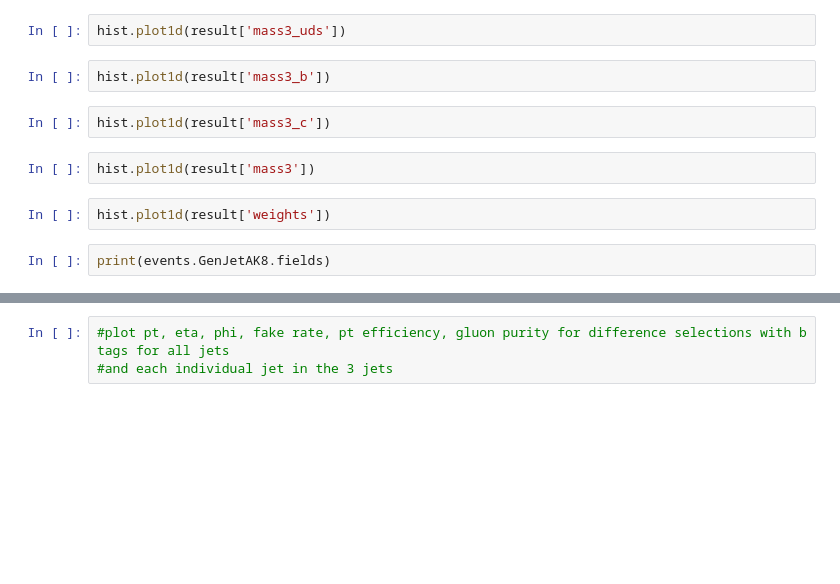
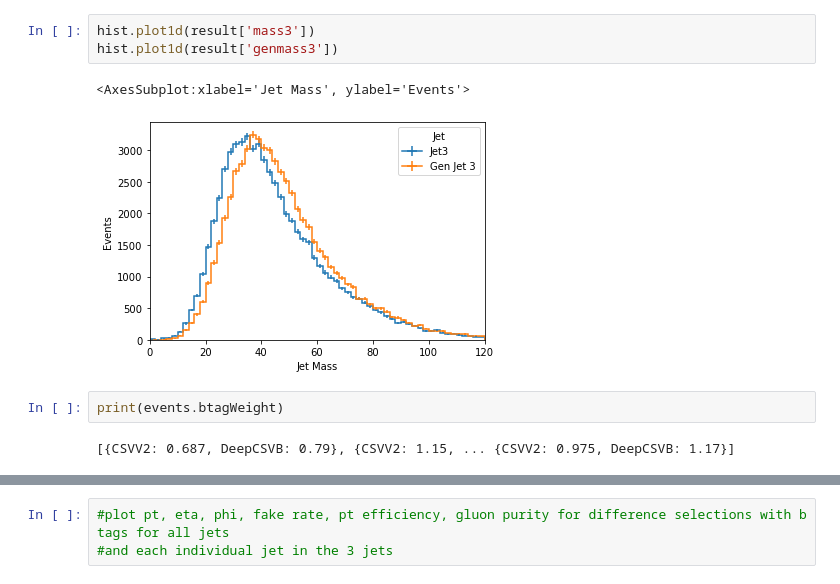
Before and after one commit to laurenhay/GluonJetMass, a Jupyter notebook: TrijetSelection_test.ipynb, the cells around one changed output, grey strips where cells are left out. Drawn from its saved outputs; the diff is of its cells as text; blank space fills up the shorter version.

```diff
--- a/TrijetSelection_test.ipynb
+++ b/TrijetSelection_test.ipynb
@@ -204,12 +264,10 @@ hist.plot1d(result['mass3_g'])
 # %%
-hist.plot1d(result['mass3_uds'])
+hist.plot1d(result['mass3'])
+hist.plot1d(result['genmass3'])
+# %% [output]
+<AxesSubplot:xlabel='Jet Mass', ylabel='Events'>
+[figure, added]
-# %%
-hist.plot1d(result['mass3_b'])
-# %%
-hist.plot1d(result['mass3_c'])
-# %%
-hist.plot1d(result['mass3'])
-# %%
-hist.plot1d(result['weights'])
 # %%
-print(events.GenJetAK8.fields)
+print(events.btagWeight)
+# %% [output]
+[{CSVV2: 0.687, DeepCSVB: 0.79}, {CSVV2: 1.15, ... {CSVV2: 0.975, DeepCSVB: 1.17}]
```
Also changed, not shown: parts of 6 cells of this notebook.
